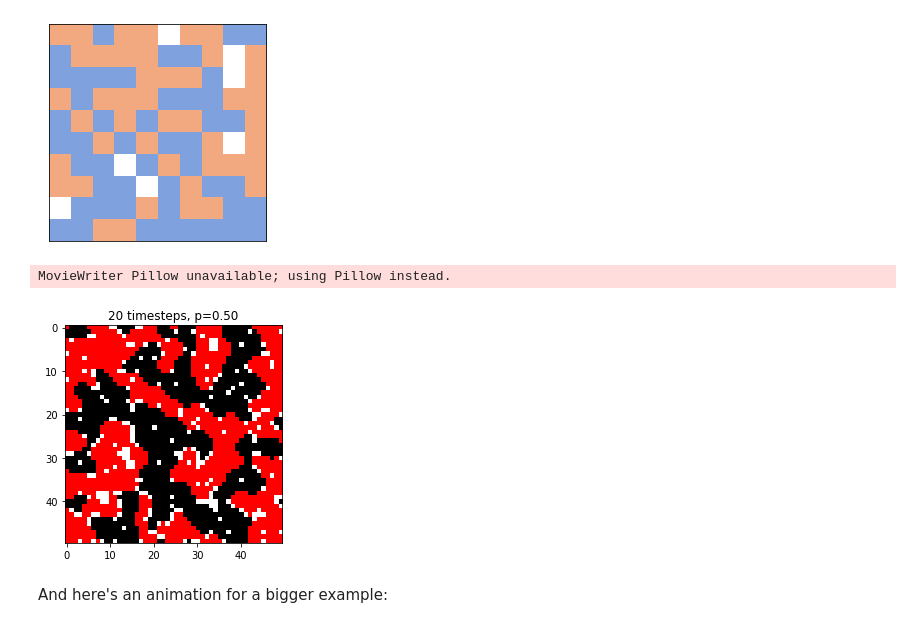
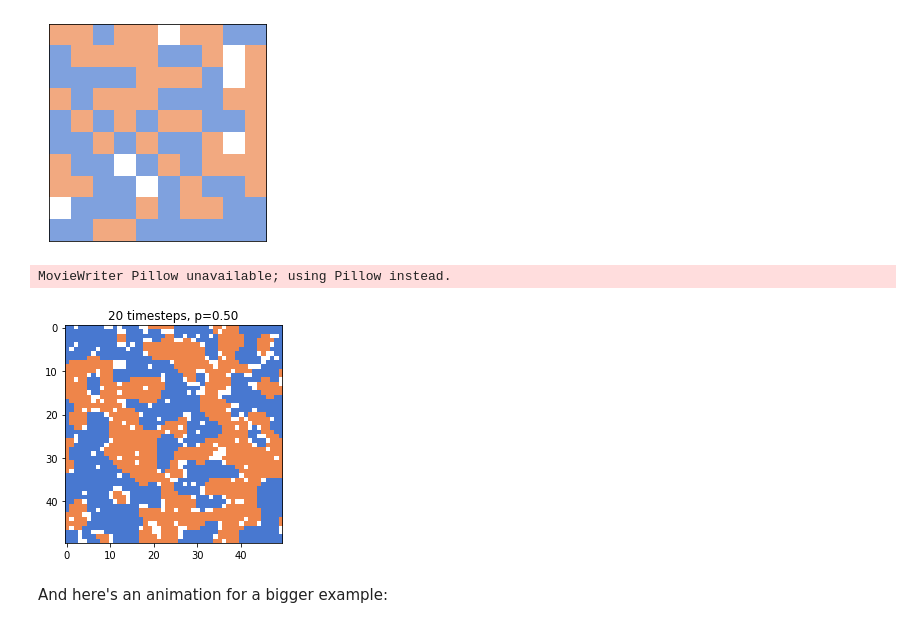
Before and after one commit to oddesabelle/ThinkComplexity2, a Jupyter notebook: notebooks/chap09.ipynb, the cells around one changed output. Saved outputs shown, nothing was run; the diff lists cells and outputs as text; code cells hidden in the pictures.

```diff
--- a/notebooks/chap09.ipynb
+++ b/notebooks/chap09.ipynb
@@ -224,34 +224,32 @@ grid.segregation()
 [figure]
 # %%
 #fig = plt.figure()
-fig = plt.figure()
+fig,ax = plt.subplots(1,1)
 camera = Camera(fig)
-cmap = ListedColormap(['white', 'black', 'red'])
+#cmap = ListedColormap(['white', 'black', 'red'])
 bounds = [0,1,2,3]
 norm = matplotlib.colors.BoundaryNorm(bounds, cmap.N)
 
 p=0.5
 timesteps = 20
 grid = Schelling(n=50, p=p)
-time=1
-
+time = 1
+title = ax.set_title("%d timesteps, p=%.2f" %(time,p))
+#ax.set_title(title)
 for t in range(timesteps):
-    #time_array = np.array(std[0][i][0])
-    #time_array = np.expand_dims(time_array, axis=0)
-    #ax = plt.gca()
-    #ax.axes.yaxis.set_ticklabels([])
-    time = t+1
-    plt.title("%d timesteps, p=%.2f" %(time,p))
     plt.imshow(grid.array,cmap=cmap, norm=norm)
     camera.snap()
     grid.step()
+    time = t+1
+    title.set_text("%d timesteps, p=%.2f" %(time,p))
+    #ax.set_title(title)
 
 animation = camera.animate()
 animation.save('figs/chap09_grid_animated_%d_timesteps_p%.2f.gif' %(timesteps,p), writer = 'Pillow') #or Pillow if no imagemagick
 #HTML(animation.to_html5_video())
 # %% [output]
 MovieWriter Pillow unavailable; using Pillow instead.
-[figure, old version]
+[figure, new version]
 # %% [markdown]
 And here's an animation for a bigger example:
 # %%
```
Also changed, not shown: 1 other file.
